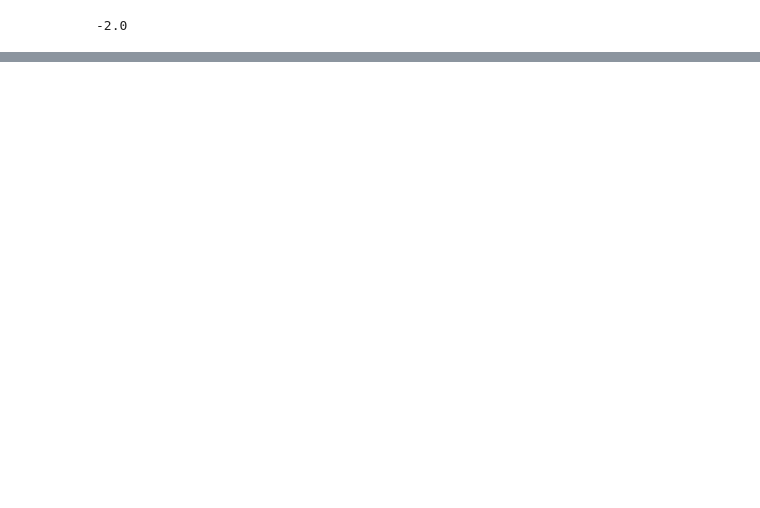
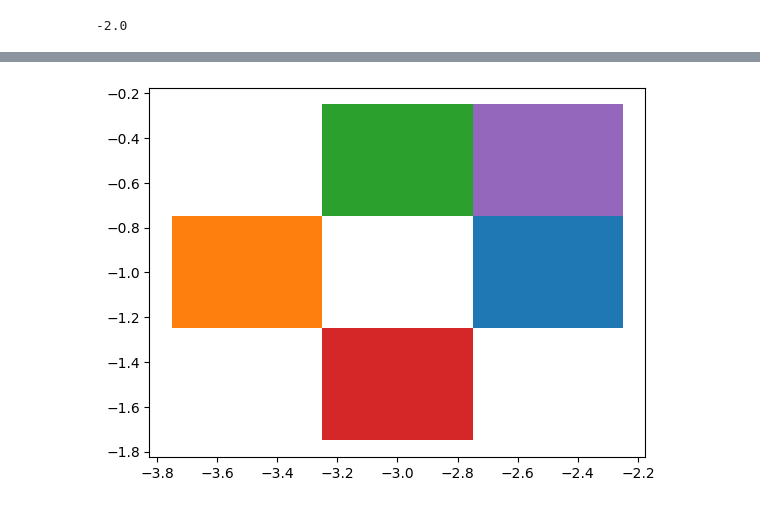
Before and after one commit to ChrisAshtonLee/ImprecisePoints, a Jupyter notebook: CPIH.ipynb, the cells around one changed output, grey strips where cells are left out. Cells and saved outputs as stored; diff of their text form; code cells hidden in the pictures; blank space fills up the shorter version.

```diff
--- a/CPIH.ipynb
+++ b/CPIH.ipynb
@@ -142,0 +191,47 @@ ZeroDivisionError: division by zero
+# %%
+def getAllHulls(X,n,imp1,imp2):
+        safepoints = [];
+        x = X[n];
+        X[n] = x+[imp1,0];
+        Bx = getPotRegions(X,imp2);
+        safeX,safeY= calcsafepoint(3,Bx);
+        safepoints.append([np.mean(safeX[0]),np.mean(safeY[0])]);
+        X[n] = x+[-imp1,0];
+        Bx = getPotRegions(X,imp2);
+        safeX,safeY= calcsafepoint(3,Bx);
+        safepoints.append([np.mean(safeX[0]),np.mean(safeY[0])]);
+        X[n] = x+[0, imp1];
+        Bx = getPotRegions(X,imp2);
+        safeX,safeY= calcsafepoint(3,Bx);
+        safepoints.append([np.mean(safeX[0]),np.mean(safeY[0])]);
+        X[n] = x+[0,-imp1];
+        Bx = getPotRegions(X,imp2);
+        safeX,safeY= calcsafepoint(3,Bx);
+        safepoints.append([np.mean(safeX[0]),np.mean(safeY[0])]);
+        X[n] = x+[imp1,imp1];
+        Bx = getPotRegions(X,imp2);
+        safeX,safeY= calcsafepoint(3,Bx);
+        safepoints.append([np.mean(safeX[0]),np.mean(safeY[0])]);
+        X[n] = x+[imp1,-imp1];
+        Bx = getPotRegions(X,imp2);
+        safeX,safeY= calcsafepoint(3,Bx);
+        safepoints.append([np.mean(safeX[0]),np.mean(safeY[0])]);
+        X[n] = x+[-imp1,imp1];
+        Bx = getPotRegions(X,imp2);
+        safeX,safeY= calcsafepoint(3,Bx);
+        safepoints.append([np.mean(safeX[0]),np.mean(safeY[0])]);
+        X[n] = x+[-imp1,-imp1];
+        Bx = getPotRegions(X,imp2);
+        safeX,safeY= calcsafepoint(3,Bx);
+        safepoints.append([np.mean(safeX[0]),np.mean(safeY[0])]);
+        X[n] = x;
+        return safepoints;
+# %%
+ball = getAllHulls(X[0],.5,.25);
+fig, ax = plt.subplots();
+for i in range(5):
+    xb = ball[i][0][:,0];
+    yb = ball[i][0][:,1];
+    ax.fill(xb,yb);
+# %% [output]
+[figure, added]
```
Also changed, not shown: parts of 35 cells of this notebook.
